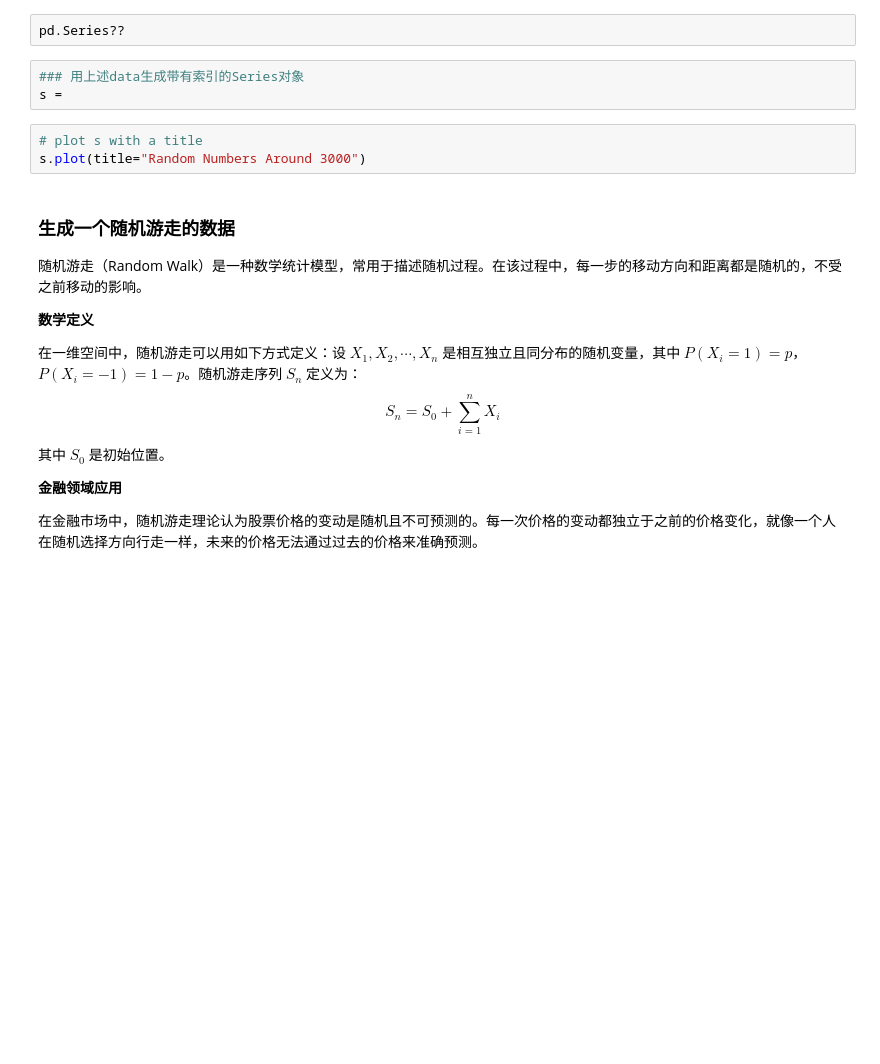
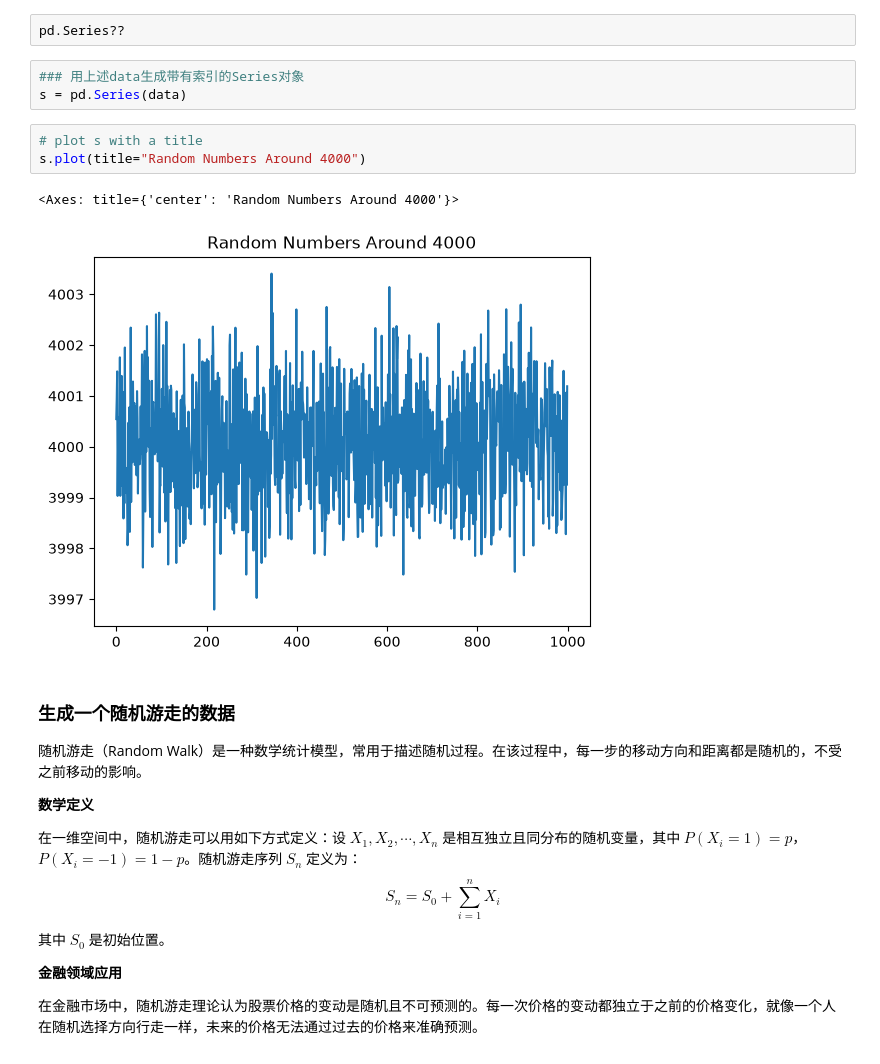
Before and after one commit to haichaozheng/my-app-2026, a Jupyter notebook: data-analysis/weeks/week04/structured_data.ipynb, the cells around one changed output. Drawn from its saved outputs; the diff is of its cells as text; blank space fills up the shorter version.

```diff
--- a/data-analysis/weeks/week04/structured_data.ipynb
+++ b/data-analysis/weeks/week04/structured_data.ipynb
@@ -62,10 +99,13 @@ plt.hist??
 pd.Series??
 # %%
 ### 用上述data生成带有索引的Series对象
-s =
+s = pd.Series(data)
 # %%
 # plot s with a title
-s.plot(title="Random Numbers Around 3000")
+s.plot(title="Random Numbers Around 4000")
+# %% [output]
+<Axes: title={'center': 'Random Numbers Around 4000'}>
+[figure, added]
 # %% [markdown]
 ### 生成一个随机游走的数据
 随机游走（Random Walk）是一种数学统计模型，常用于描述随机过程。在该过程中，每一步的移动方向和距离都是随机的，不受之前移动的影响。
```
Also changed, not shown: parts of 20 cells of this notebook, 11 other files.
